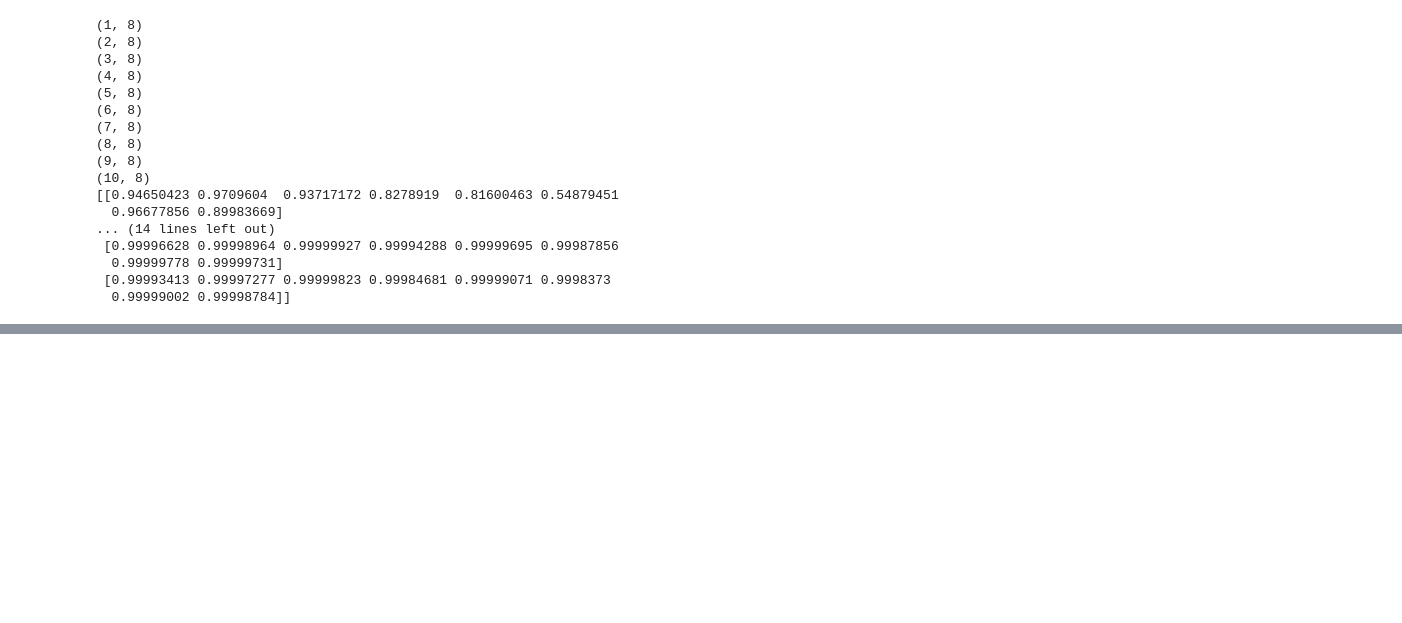
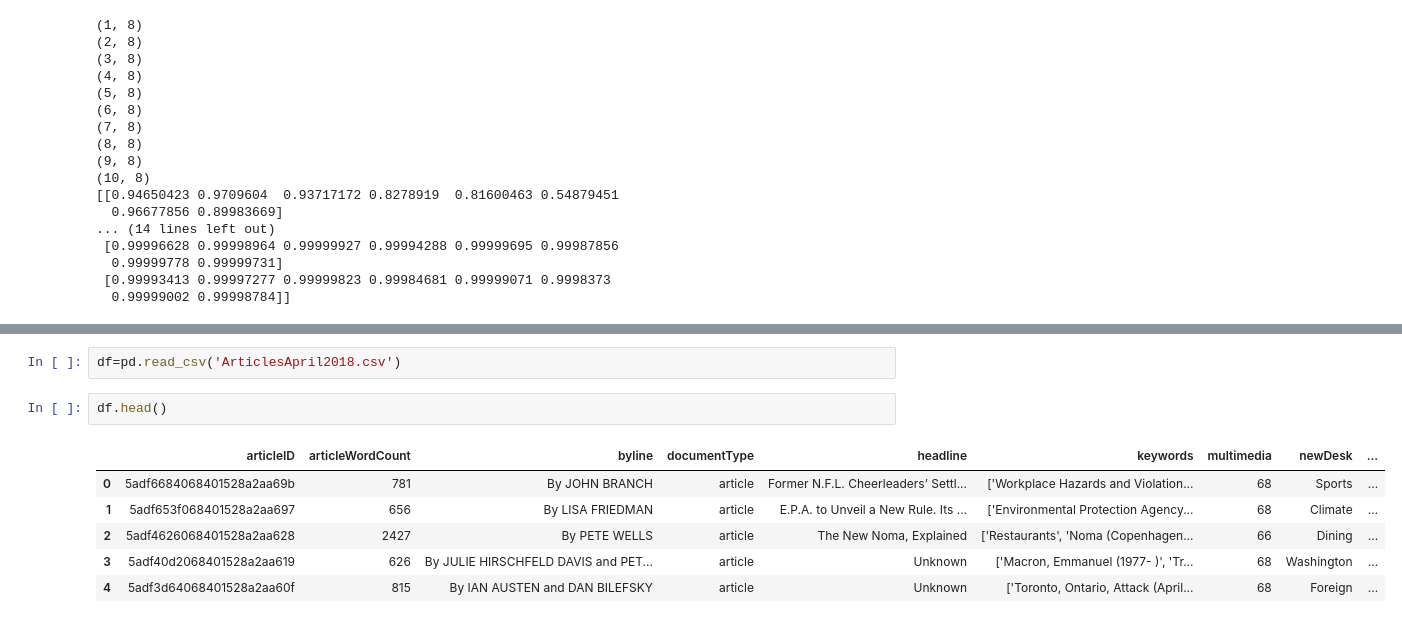
Before and after one commit to JoonYoung-Sohn/practice, a Jupyter notebook: 201202_RNN.ipynb, the cells around one changed output, grey strips where cells are left out. Drawn from its saved outputs; the diff is of its cells as text; blank space fills up the shorter version.

```diff
--- a/201202_RNN.ipynb
+++ b/201202_RNN.ipynb
@@ -107,0 +273,11 @@ print(total_hidden_states) # (timesteps, output_dim)의 크기.
+# %%
+df=pd.read_csv('ArticlesApril2018.csv')
+# %%
+df.head()
+# %% [output]
+|  | articleID | articleWordCount | byline | documentType | headline | keywords | multimedia | newDesk | ... |
+| 0 | 5adf6684068401528a2aa69b | 781 | By JOHN BRANCH | article | Former N.F.L. Cheerleaders’ Settl... | ['Workplace Hazards and Violation... | 68 | Sports | ... |
+| 1 | 5adf653f068401528a2aa697 | 656 | By LISA FRIEDMAN | article | E.P.A. to Unveil a New Rule. Its ... | ['Environmental Protection Agency... | 68 | Climate | ... |
+| 2 | 5adf4626068401528a2aa628 | 2427 | By PETE WELLS | article | The New Noma, Explained | ['Restaurants', 'Noma (Copenhagen... | 66 | Dining | ... |
+| 3 | 5adf40d2068401528a2aa619 | 626 | By JULIE HIRSCHFELD DAVIS and PET... | article | Unknown | ['Macron, Emmanuel (1977- )', 'Tr... | 68 | Washington | ... |
+| 4 | 5adf3d64068401528a2aa60f | 815 | By IAN AUSTEN and DAN BILEFSKY | article | Unknown | ['Toronto, Ontario, Attack (April... | 68 | Foreign | ... |
```
Also changed, not shown: parts of 39 cells of this notebook.
